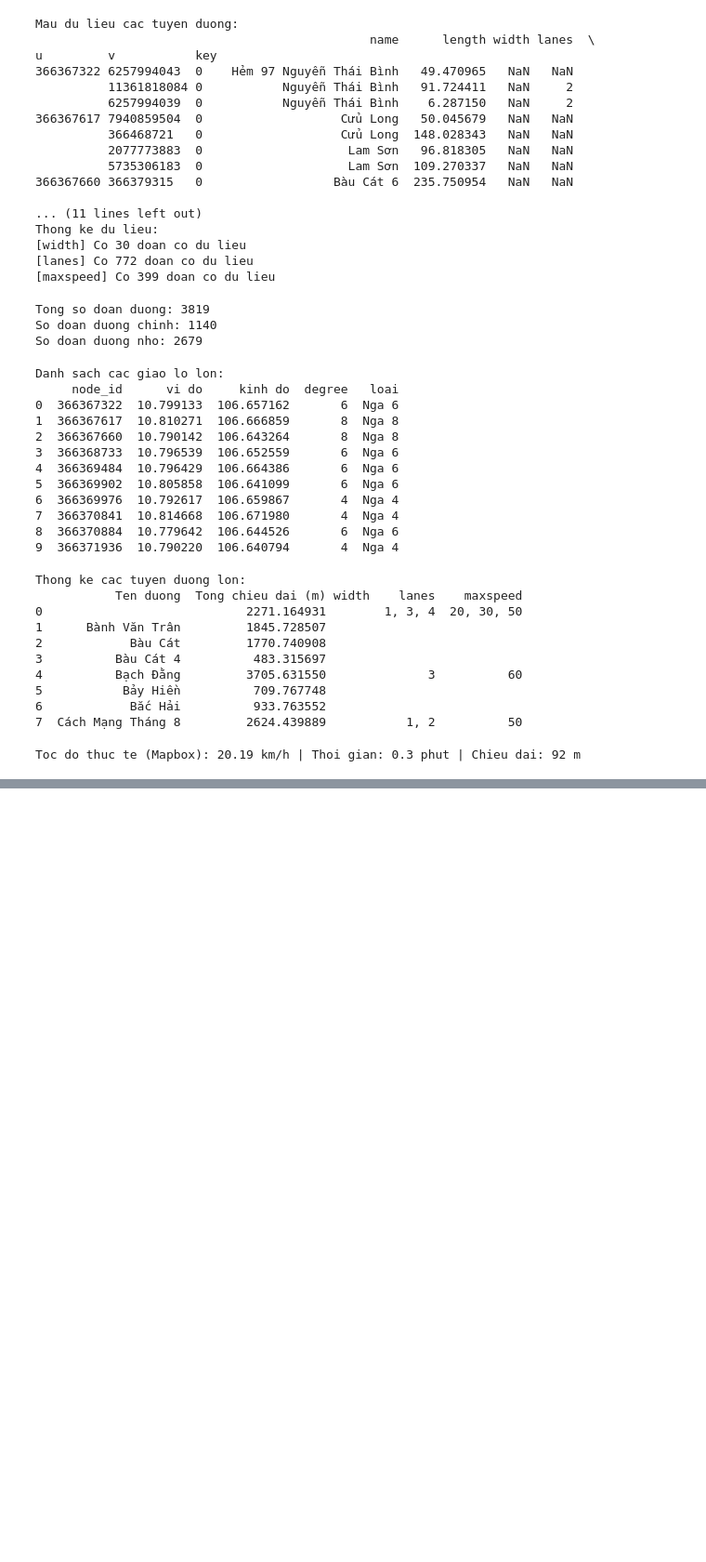
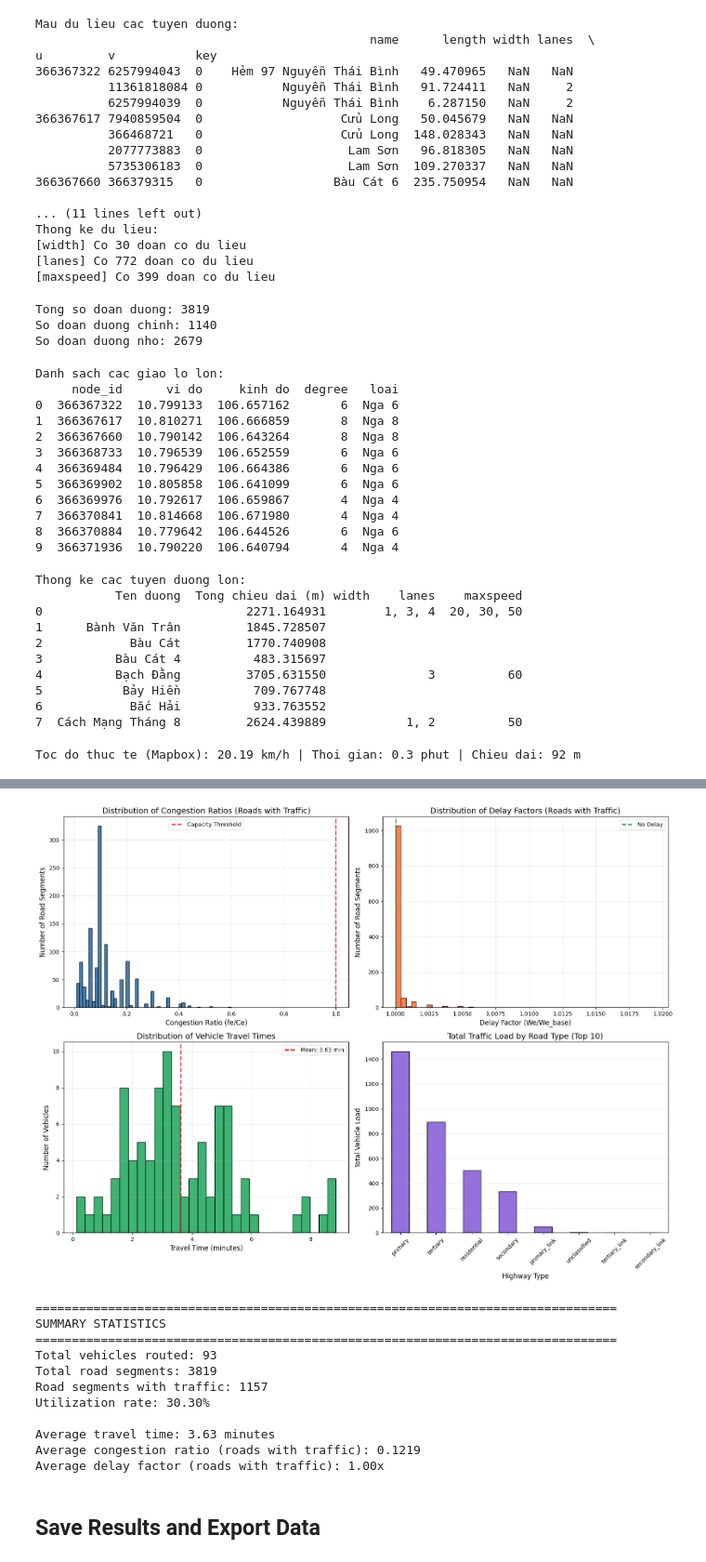
Before and after one commit to thinhelzan842/SmartFlow, a Jupyter notebook: traffic_new.ipynb, the cells around one changed output, grey strips where cells are left out. Shown at 93% size. Cells and saved outputs as stored; diff of their text form; code cells hidden in the pictures; blank space fills up the shorter version.

```diff
--- a/traffic_new.ipynb
+++ b/traffic_new.ipynb
@@ -396,0 +779,3 @@ visualize_graph(G_big)
+# %%
+# Run the iterative routing algorithm
+results = iterative_routing_algorithm(G_routing, routing_requests, verbose=True)
@@ -396,0 +1005,74 @@ visualize_graph(G_big)
+# %%
+# Visualize distribution of congestion ratios
+fig, axes = plt.subplots(2, 2, figsize=(16, 12))
+
+# 1. Histogram of congestion ratios
+ax1 = axes[0, 0]
+congestion_df[congestion_df['load_fe'] > 0]['congestion_ratio'].hist(bins=50, ax=ax1, color='steelblue', edgecolor='black')
+ax1.set_xlabel('Congestion Ratio (fe/Ce)', fontsize=12)
+ax1.set_ylabel('Number of Road Segments', fontsize=12)
+ax1.set_title('Distribution of Congestion Ratios (Roads with Traffic)', fontsize=14)
+ax1.axvline(x=1.0, color='red', linestyle='--', linewidth=2, label='Capacity Threshold')
+ax1.legend()
+ax1.grid(True, alpha=0.3)
+
+# 2. Histogram of delay factors
+ax2 = axes[0, 1]
+congestion_df[congestion_df['load_fe'] > 0]['delay_factor'].hist(bins=50, ax=ax2, color='coral', edgecolor='black')
+ax2.set_xlabel('Delay Factor (We/We_base)', fontsize=12)
+ax2.set_ylabel('Number of Road Segments', fontsize=12)
+ax2.set_title('Distribution of Delay Factors (Roads with Traffic)', fontsize=14)
+ax2.axvline(x=1.0, color='green', linestyle='--', linewidth=2, label='No Delay')
+ax2.legend()
+ax2.grid(True, alpha=0.3)
+
+# 3. Travel time distribution
+ax3 = axes[1, 0]
+travel_times_min = np.array(results['costs']) / 60  # Convert to minutes
+ax3.hist(travel_times_min, bins=30, color='mediumseagreen', edgecolor='black')
+ax3.set_xlabel('Travel Time (minutes)', fontsize=12)
+ax3.set_ylabel('Number of Vehicles', fontsize=12)
+ax3.set_title('Distribution of Vehicle Travel Times', fontsize=14)
+ax3.axvline(x=np.mean(travel_times_min), color='red', linestyle='--', linewidth=2, label=f'Mean: {np.mean(travel_times_min):.2f} min')
+ax3.legend()
+ax3.grid(True, alpha=0.3)
+
+# 4. Load distribution by highway type
+ax4 = axes[1, 1]
+highway_loads = congestion_df[congestion_df['load_fe'] > 0].groupby('highway_type')['load_fe'].sum().sort_values(ascending=False).head(10)
+highway_loads.plot(kind='bar', ax=ax4, color='mediumpurple', edgecolor='black')
+ax4.set_xlabel('Highway Type', fontsize=12)
+ax4.set_ylabel('Total Vehicle Load', fontsize=12)
+ax4.set_title('Total Traffic Load by Road Type (Top 10)', fontsize=14)
+ax4.tick_params(axis='x', rotation=45)
+ax4.grid(True, alpha=0.3, axis='y')
+
+plt.tight_layout()
+plt.show()
+
+# Print summary statistics
+print("\n" + "=" * 80)
+print("SUMMARY STATISTICS")
+print("=" * 80)
+print(f"Total vehicles routed: {results['num_successful']}")
+print(f"Total road segments: {len(congestion_df)}")
+print(f"Road segments with traffic: {(congestion_df['load_fe'] > 0).sum()}")
+print(f"Utilization rate: {(congestion_df['load_fe'] > 0).sum() / len(congestion_df) * 100:.2f}%")
+print(f"\nAverage travel time: {np.mean(results['costs'])/60:.2f} minutes")
+print(f"Average congestion ratio (roads with traffic): {congestion_df[congestion_df['load_fe'] > 0]['congestion_ratio'].mean():.4f}")
+print(f"Average delay factor (roads with traffic): {congestion_df[congestion_df['load_fe'] > 0]['delay_factor'].mean():.2f}x")
+# %% [output]
+[figure, added]
+================================================================================
+SUMMARY STATISTICS
+================================================================================
+Total vehicles routed: 93
+Total road segments: 3819
+Road segments with traffic: 1157
+Utilization rate: 30.30%
+
+Average travel time: 3.63 minutes
+Average congestion ratio (roads with traffic): 0.1219
+Average delay factor (roads with traffic): 1.00x
+# %% [markdown]
+## Save Results and Export Data
```
Also changed, not shown: parts of 36 cells of this notebook, 29 other files.
